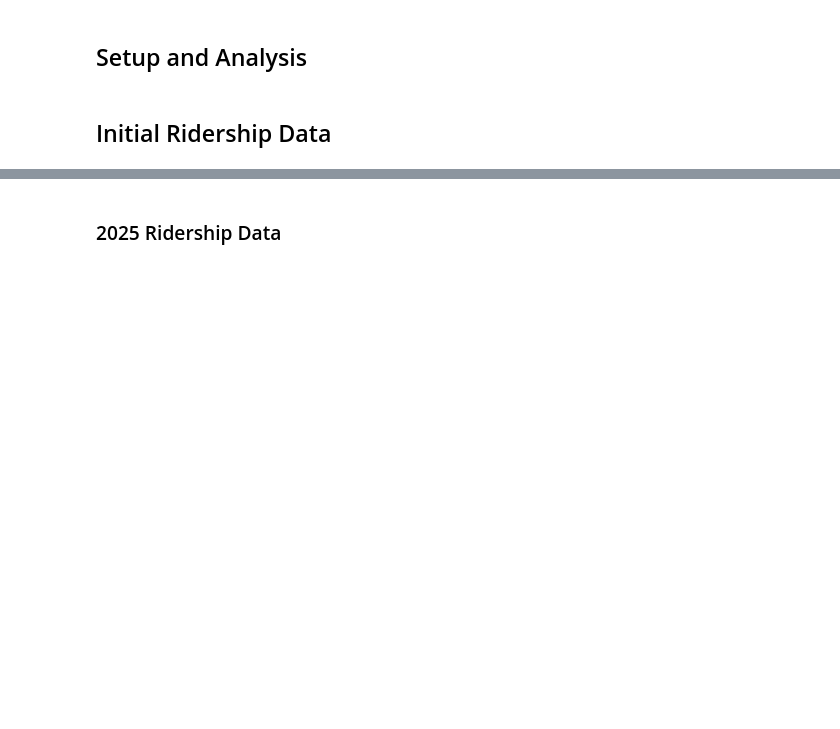
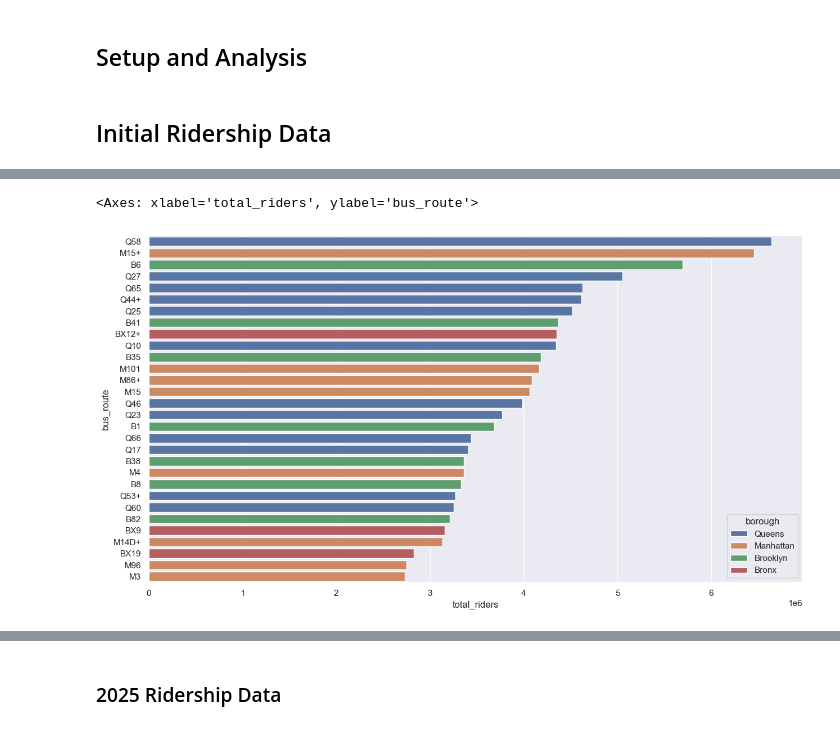
Before and after one commit to MHC-Datathon/Data-Lions, a Jupyter notebook: notebooks/part-2-notebooks/eda-2.ipynb, the cells around one changed output, grey strips where cells are left out. Drawn from its saved outputs; the diff is of its cells as text; code cells hidden in the pictures; blank space fills up the shorter version.

```diff
--- a/notebooks/part-2-notebooks/eda-2.ipynb
+++ b/notebooks/part-2-notebooks/eda-2.ipynb
@@ -101,0 +85,22 @@ routes.head()
+# %%
+ridership_summary_2023 = qo.pipeline(
+    api="ridership",
+    query="""
+    select
+        date_extract_m(transit_timestamp) as month,
+        bus_route,
+        sum(ridership) as total_riders,
+        sum(transfers) as total_transfers
+    where
+        date_extract_y(transit_timestamp) = 2023
+    group by
+        month,
+        bus_route
+    order by
+        month asc,
+        total_riders desc
+    limit 50000
+    """,
+)
+print(ridership_summary_2023.info(), "\n\n\n")
+ridership_summary_2023.head(10)
@@ -101,0 +137,3 @@ routes.head()
+# %%
+ridership_summary_2023["borough"] = ridership_summary_2023["bus_route"].apply(borough)
+ridership_summary_2023["is_ace"] = ridership_summary_2023["bus_route"].apply(is_ace)
@@ -101,0 +147,8 @@ routes.head()
+# %%
+bus_route_totals_2023 = ridership_summary_2023.groupby("bus_route", as_index=False)[
+    ["total_riders", "total_transfers"]
+].sum()
+
+borough_totals_2023 = ridership_summary_2023.groupby("borough", as_index=False)[
+    ["total_riders", "total_transfers"]
+].sum()
@@ -101,0 +173,6 @@ routes.head()
+# %%
+bus_route_totals_2023["is_ace"] = bus_route_totals_2023["bus_route"].apply(is_ace)
+bus_route_totals_2023["borough"] = bus_route_totals_2023["bus_route"].apply(borough)
+
+bus_route_totals_2023.sort_values(by="total_riders", ascending=False, inplace=True)
+borough_totals_2023.sort_values(by="total_riders", ascending=False, inplace=True)
@@ -101,0 +197,8 @@ routes.head()
+# %%
+plt.figure(figsize=(15, 8))
+sns.barplot(
+    data=bus_route_totals_2023.head(30), x="total_riders", y="bus_route", hue="borough"
+)
+# %% [output]
+<Axes: xlabel='total_riders', ylabel='bus_route'>
+[figure, added]
```
Also changed, not shown: parts of 54 cells of this notebook, 2 other files.
